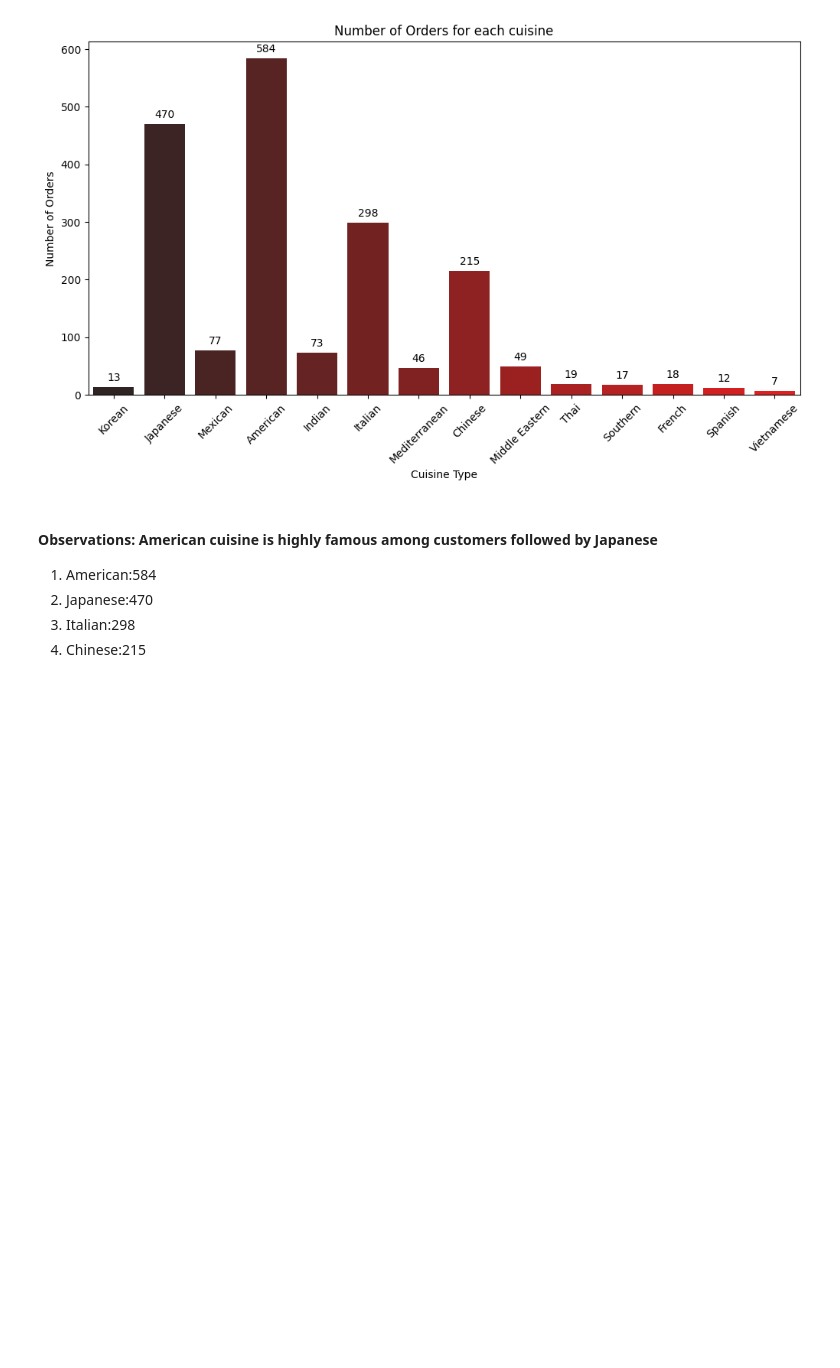
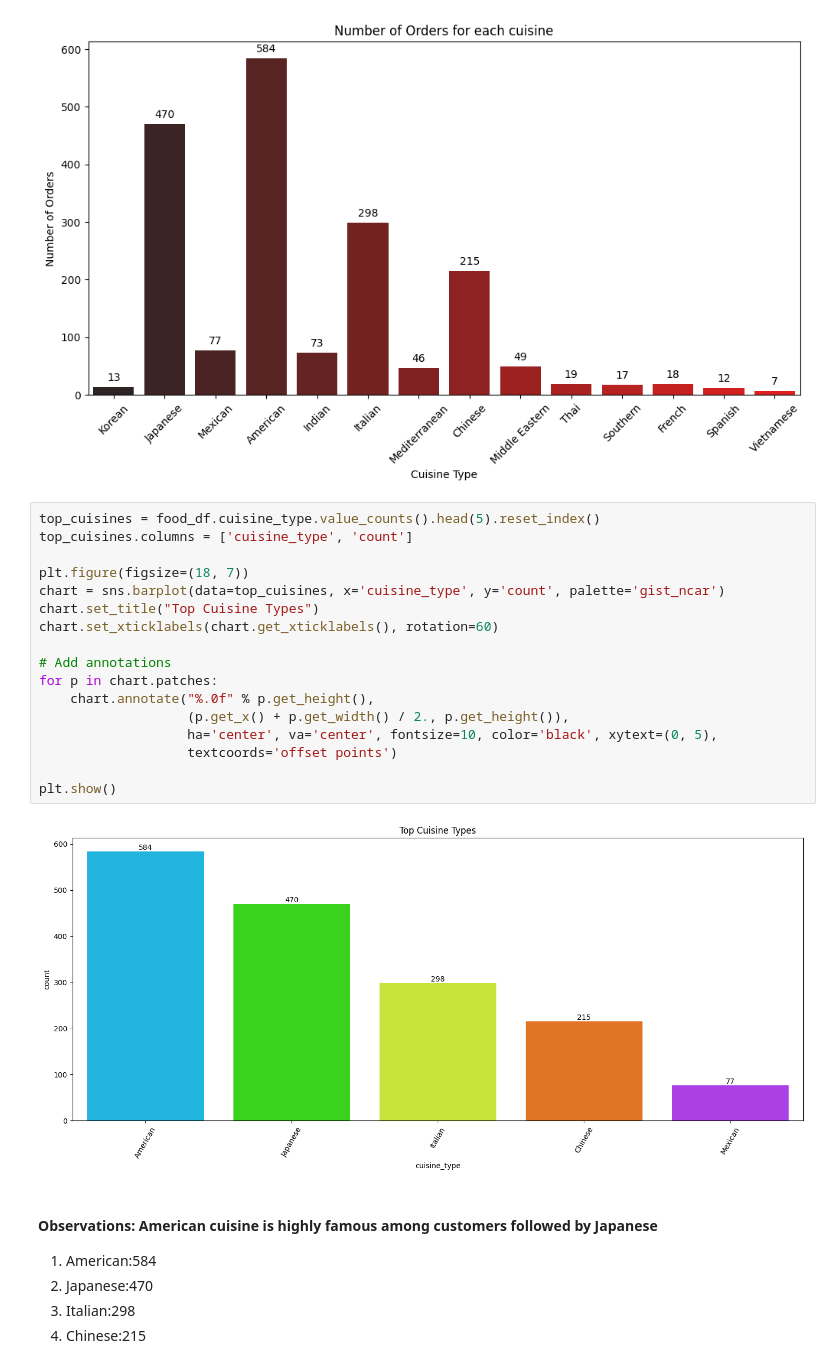
Before and after one commit to Rajesh2015/FoodHub-Data-Analysis, a Jupyter notebook: IP_Project_FoodHub_Answers_Notebook.ipynb, the cells around one changed output. Drawn from its saved outputs; the diff is of its cells as text; blank space fills up the shorter version.

```diff
--- a/IP_Project_FoodHub_Answers_Notebook.ipynb
+++ b/IP_Project_FoodHub_Answers_Notebook.ipynb
@@ -527,6 +534,25 @@ draw_count_plot(df=food_df,x='cuisine_type',n=n,xlabel='Cuisine Type',ylabel='Nu
 plt.show()
 # %% [output]
 [figure]
+# %%
+top_cuisines = food_df.cuisine_type.value_counts().head(5).reset_index()
+top_cuisines.columns = ['cuisine_type', 'count']
+
+plt.figure(figsize=(18, 7))
+chart = sns.barplot(data=top_cuisines, x='cuisine_type', y='count', palette='gist_ncar')
+chart.set_title("Top Cuisine Types")
+chart.set_xticklabels(chart.get_xticklabels(), rotation=60)
+
+# Add annotations
+for p in chart.patches:
+    chart.annotate("%.0f" % p.get_height(),
+                   (p.get_x() + p.get_width() / 2., p.get_height()),
+                   ha='center', va='center', fontsize=10, color='black', xytext=(0, 5),
+                   textcoords='offset points')
+
+plt.show()
+# %% [output]
+[figure, added]
 # %% [markdown]
  #### Observations: American cuisine is highly famous among customers followed by Japanese
 1.   American:584
```
Also changed, not shown: parts of 10 cells of this notebook.
